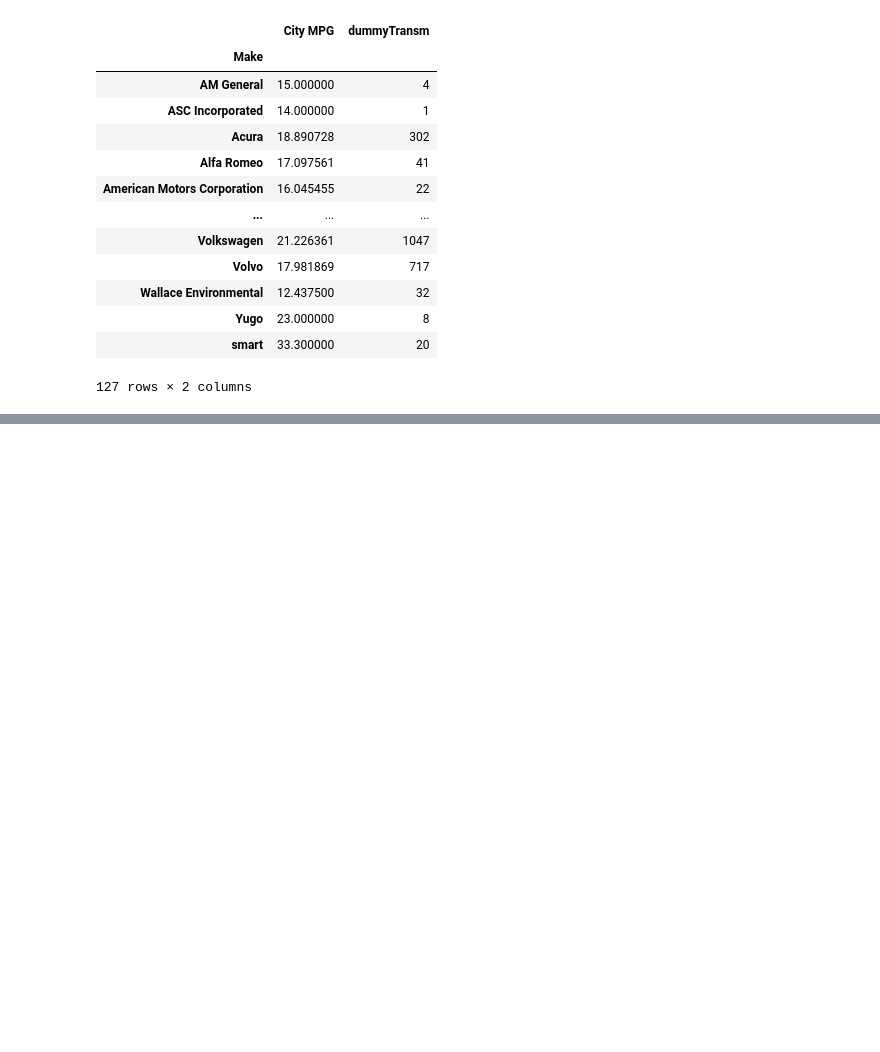
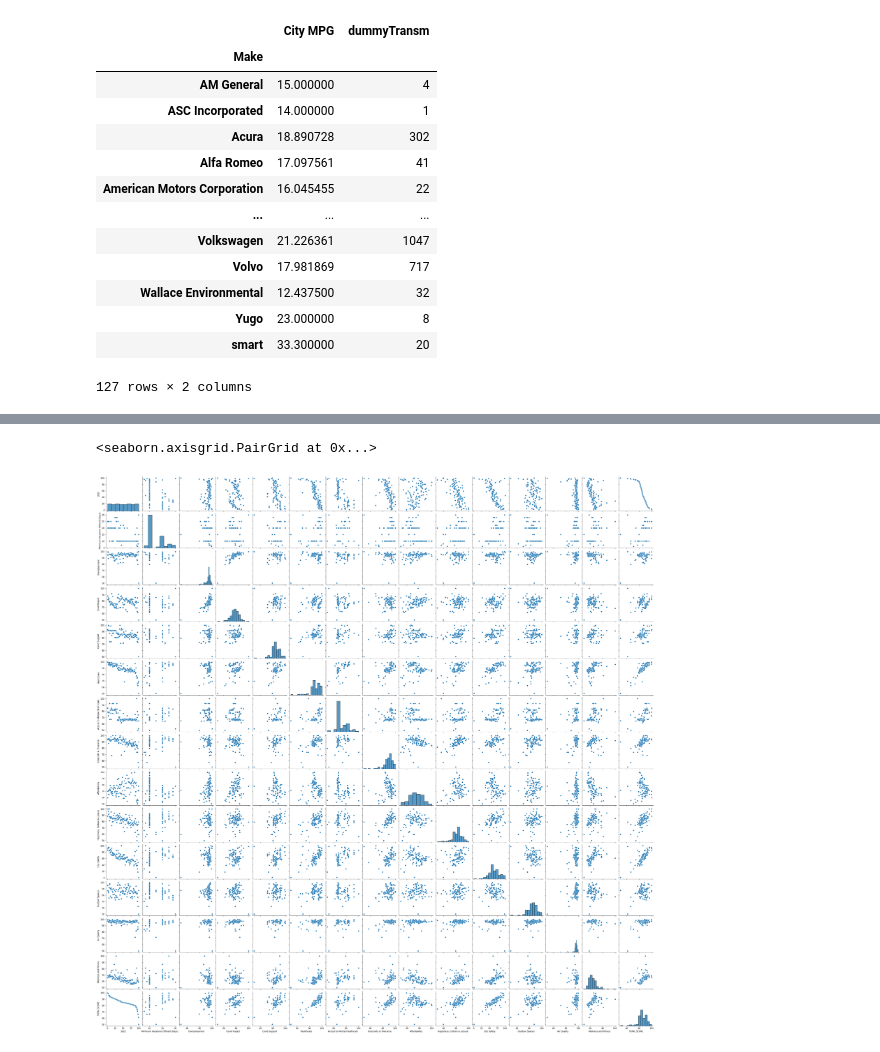
Before and after one commit to tommella90/TommasoLaboratories, a Jupyter notebook: w2d5_Groupby.ipynb, the cells around one changed output, grey strips where cells are left out. Saved outputs shown, nothing was run; the diff lists cells and outputs as text; code cells hidden in the pictures; blank space fills up the shorter version.

```diff
--- a/w2d5_Groupby.ipynb
+++ b/w2d5_Groupby.ipynb
@@ -380,0 +401,3 @@ cars.groupby(['Make']).aggregate({'City MPG': 'mean', 'dummyTransm': 'count'})##
+# %%
+city = pd.read_csv("C:/Users/tomma/Documents/data_science/dataViz_td/Cities with the Best Work-Life Balance 2022.csv")
+city.columns
@@ -380,0 +426,6 @@ cars.groupby(['Make']).aggregate({'City MPG': 'mean', 'dummyTransm': 'count'})##
+# %%
+sns.pairplot(city, palette=None, kind='scatter',diag_kind='auto',
+             height=2.5, aspect=1, size=None)
+# %% [output]
+<seaborn.axisgrid.PairGrid at 0x...>
+[figure, added]
```
Also changed, not shown: parts of 7 cells of this notebook, 3 other files.
